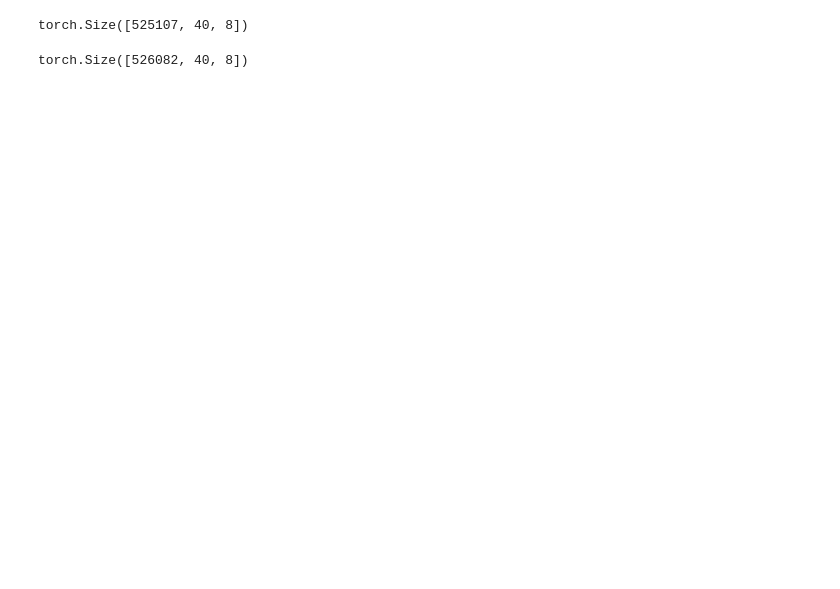
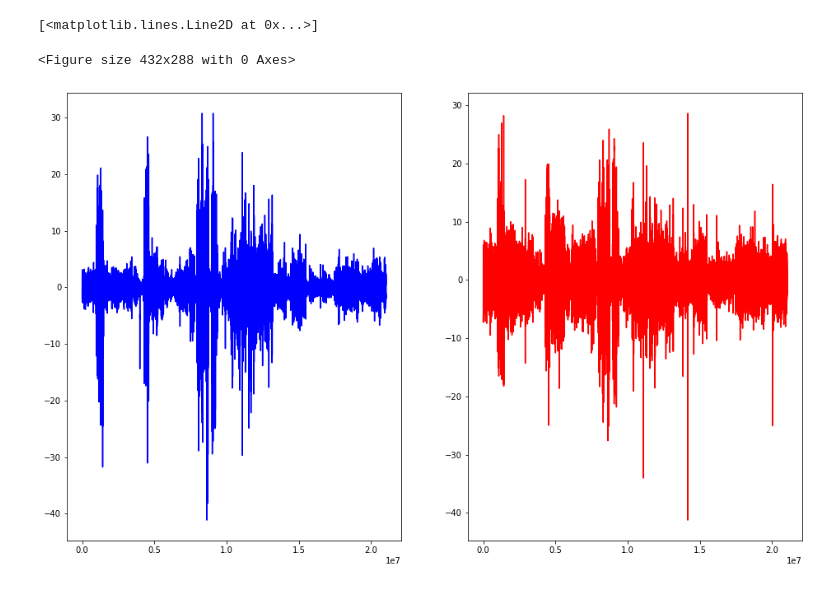
Before and after one commit to lsg1213/ai_model, a Jupyter notebook: pytorch/test_model/visualization.ipynb, the cells around one changed output. Saved outputs shown, nothing was run; the diff lists cells and outputs as text; code cells hidden in the pictures; blank space fills up the shorter version.

```diff
--- a/pytorch/test_model/visualization.ipynb
+++ b/pytorch/test_model/visualization.ipynb
@@ -32,8 +33,8 @@ transfer_f = np.array(pickle.load(open(os.path.join(data_path,'transfer_f.pickle
 transfer_f = torch.from_numpy(transfer_f).to(device)
 transfer_f.requires_grad = False
 
-# accel_data = dataSplit(accel_raw_data, takebeforetime=config.b, data_length=data_length, expand=True)
-# sound_data = dataSplit(sound_raw_data, takebeforetime=config.b, data_length=data_length, expand=False)
-# name = 'CombineAutoencoder_sj_S_40_40_adam_0.001_decay0.7071/*'
-# modelsavepath = sorted(glob(os.path.join(path, 'model_save/'+name)), key=lambda x: float(x.split('/')[-1].split('_')[-1]))[0]
-# model = getattr(models, config.model)(accel_data.shape[1] * accel_data.shape[2], sound_data.shape[1] * sound_data.shape[2]).to(device)
+dataset = makeDataset(accel_raw_data, sound_raw_data, config.b, data_length, False)
+name = 'CombineAutoencoder_sj_S_40_40_adam_0.001_decay0.7071/*'
+# name = 'FCAutoencoder_sj_S_40_40_adam_0.001_decay0.7071/*'
+modelsavepath = sorted(glob(os.path.join(path, 'model_save/'+name)), key=lambda x: float(x.split('.')[0].split('/')[-1].split('_')[-1]))[0]
+model = getattr(models, name.split('_')[0])((data_length + config.b) * 12, 40 * 8).to(device)
@@ -76,7 +46,8 @@ torch.Size([526082, 40, 8])
 # %%
-res = []
-dataset = makeDataset(accel_data, sound_data, train=False)
-dataset_generator = DataLoader(dataset, batch_size=1, shuffle=False)
+dataset_generator = DataLoader(dataset, batch_size=64, shuffle=False)
+data_res, sound_res = [], []
 model.eval()
 with torch.no_grad():
-    res = torch.cat([conv_with_S(model(data.to(device).transpose(1,2)), transfer_f, device) for data, _ in dataset_generator])
+    for data, sound in dataset_generator:
+        data_res.append(conv_with_S(model(data.to(device).transpose(1,2)), S_data=transfer_f, device=device).cpu())
+        sound_res.append(sound)
@@ -95,8 +53,0 @@ torch.Size([21043280, 8])
-# %%
-res.shape
-# %% [output]
-torch.Size([525107, 40, 8])
-# %%
-sound_data.shape
-# %% [output]
-torch.Size([526082, 40, 8])
@@ -102,0 +61,17 @@ torch.Size([526082, 40, 8])
+# %%
+data_res = torch.cat(data_res)
+sound_res = torch.cat(sound_res)
+# %%
+data_res = torch.reshape(data_res, (-1,data_res.size(-1)))
+sound_res = torch.reshape(sound_res, (-1,data_res.size(-1)))
+# %%
+fig = plt.figure()
+fig, ax_lst = plt.subplots(1, 2, figsize=(16,10))
+ax_lst[0].plot(np.arange(data_res.size(0)), data_res[:,0], color="blue")
+ax_lst[1].plot(np.arange(sound_res.size(0)), sound_res[:,0], color="red")
+# ax_lst[1].plot(np.arange(data_res.size(0)), data_res[:,1])
+# ax_lst[0].plot(np.arange(sound_res.size(0)), data_res[:,1])
+# %% [output]
+[<matplotlib.lines.Line2D at 0x...>]
+<Figure size 432x288 with 0 Axes>
+[figure, added]
```
Also changed, not shown: parts of 14 cells of this notebook, 3 other files.
